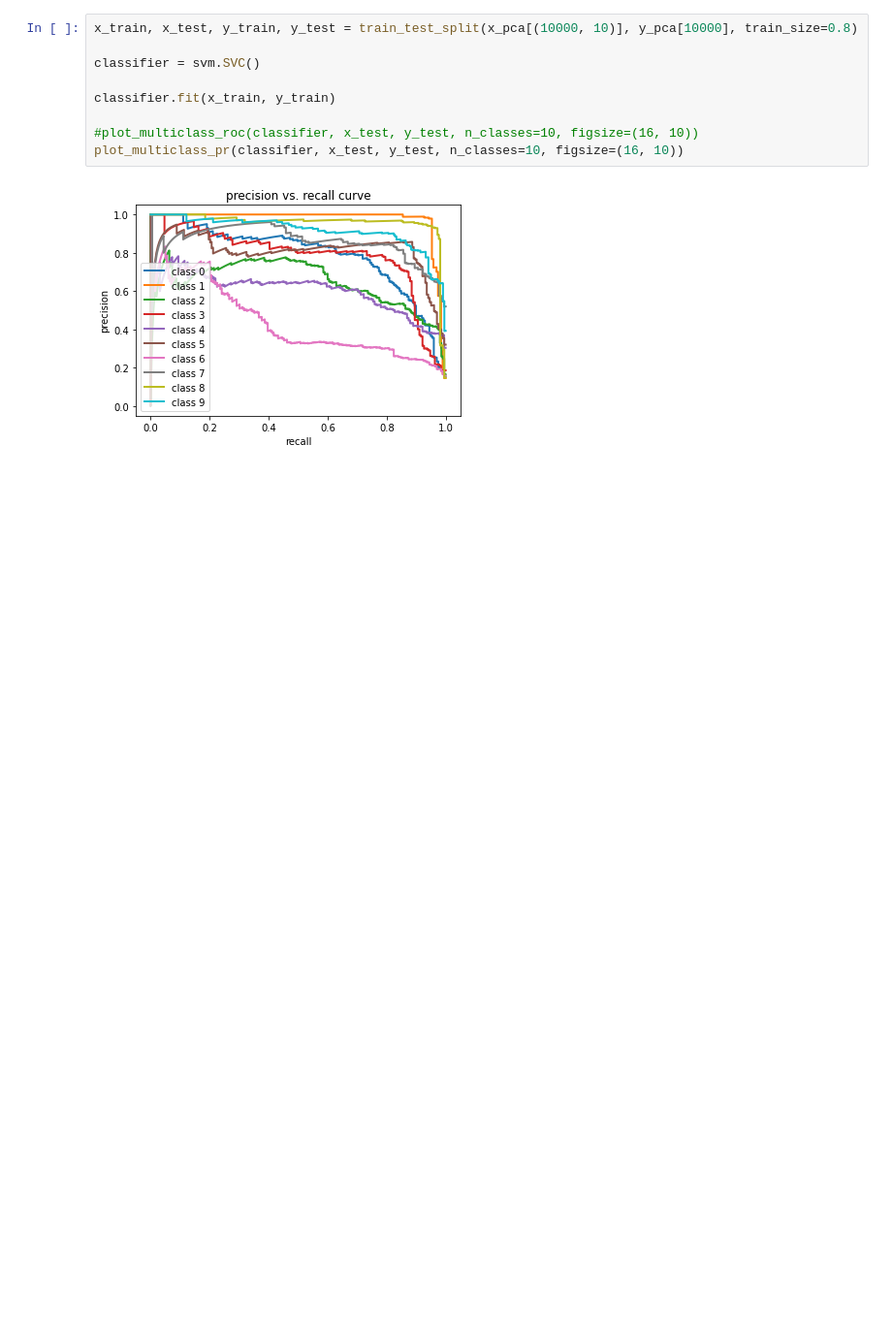
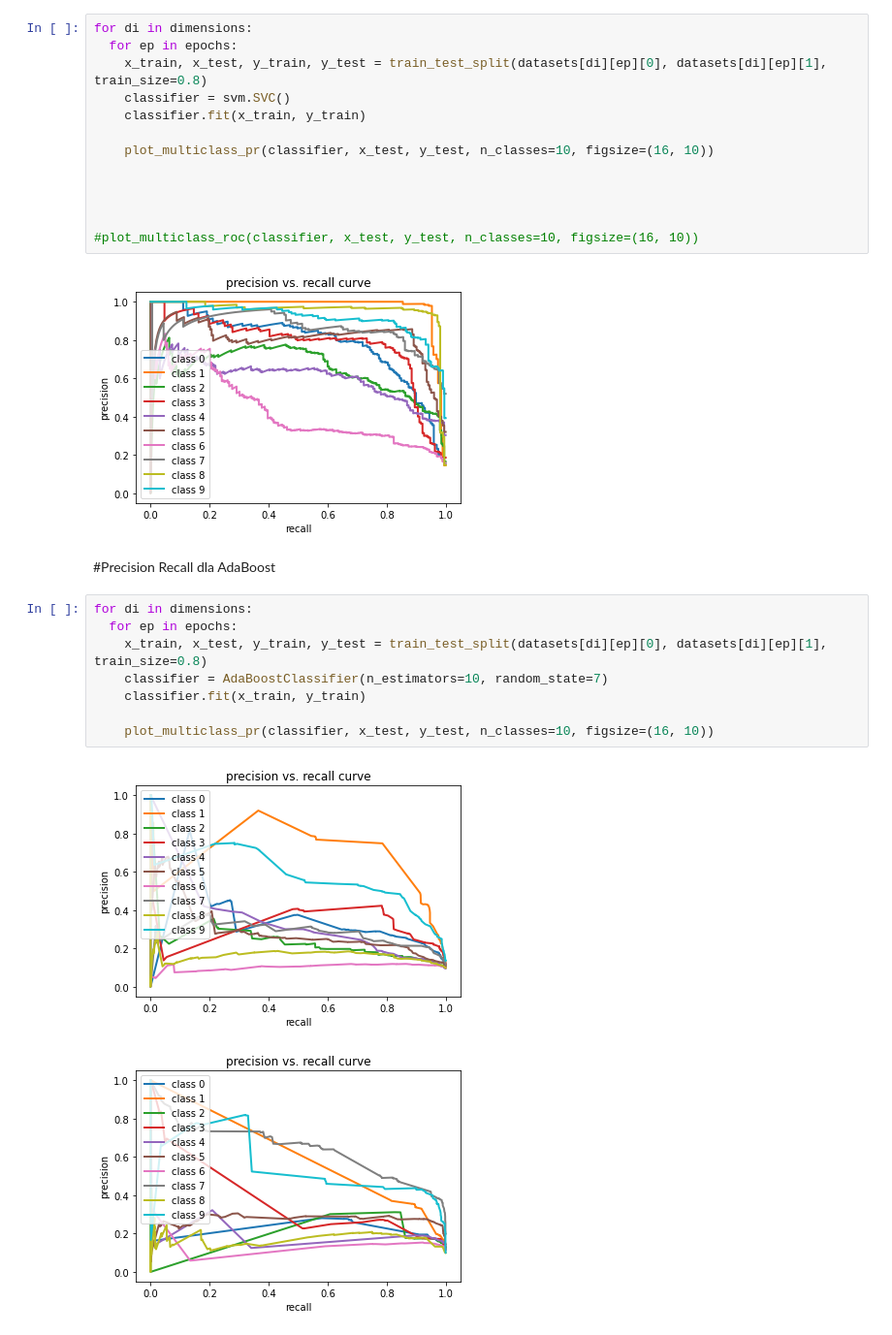
Before and after one commit to mnabywan/ML-project, a Jupyter notebook: MLproject.ipynb, the cells around one changed output. Shown at 97% size. Cells and saved outputs as stored; diff of their text form; blank space fills up the shorter version.

```diff
--- a/MLproject.ipynb
+++ b/MLproject.ipynb
@@ -232,11 +354,28 @@ def plot_multiclass_pr(clf, X_test, y_test, n_classes, figsize=(16, 10)):
 # %%
-x_train, x_test, y_train, y_test = train_test_split(x_pca[(10000, 10)], y_pca[10000], train_size=0.8)
+for di in dimensions:
+  for ep in epochs:
+    x_train, x_test, y_train, y_test = train_test_split(datasets[di][ep][0], datasets[di][ep][1], train_size=0.8)
+    classifier = svm.SVC()
+    classifier.fit(x_train, y_train)
 
-classifier = svm.SVC()
+    plot_multiclass_pr(classifier, x_test, y_test, n_classes=10, figsize=(16, 10))
 
-classifier.fit(x_train, y_train)
+
+
 
 #plot_multiclass_roc(classifier, x_test, y_test, n_classes=10, figsize=(16, 10))
-plot_multiclass_pr(classifier, x_test, y_test, n_classes=10, figsize=(16, 10))
 # %% [output]
 [figure]
+# %% [markdown]
+#Precision Recall dla AdaBoost
+# %%
+for di in dimensions:
+  for ep in epochs:
+    x_train, x_test, y_train, y_test = train_test_split(datasets[di][ep][0], datasets[di][ep][1], train_size=0.8)
+    classifier = AdaBoostClassifier(n_estimators=10, random_state=7)
+    classifier.fit(x_train, y_train)
+
+    plot_multiclass_pr(classifier, x_test, y_test, n_classes=10, figsize=(16, 10))
+# %% [output]
+[figure, added]
+[figure, added]
```
Also changed, not shown: parts of 40 cells of this notebook.
